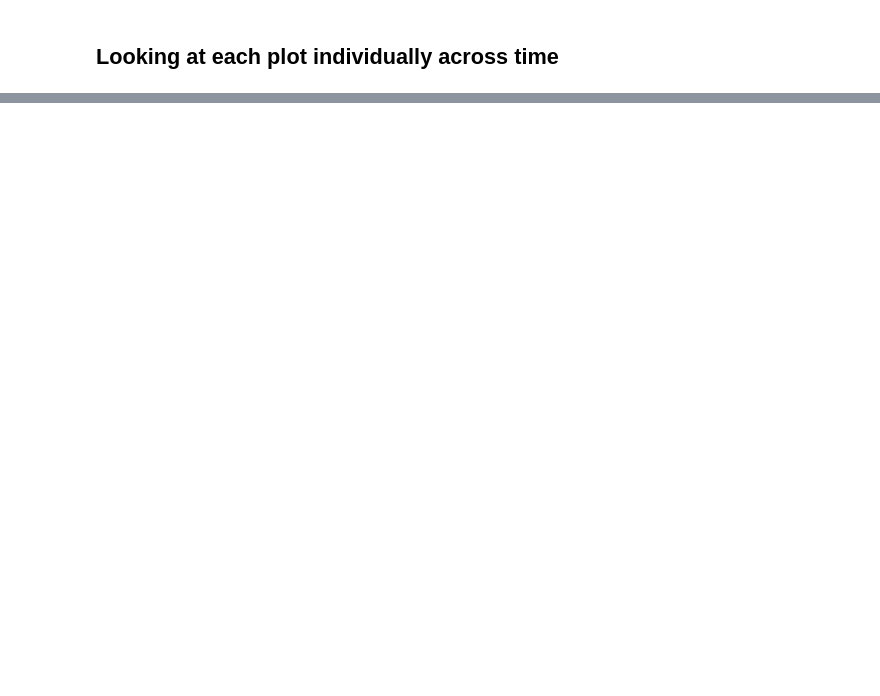
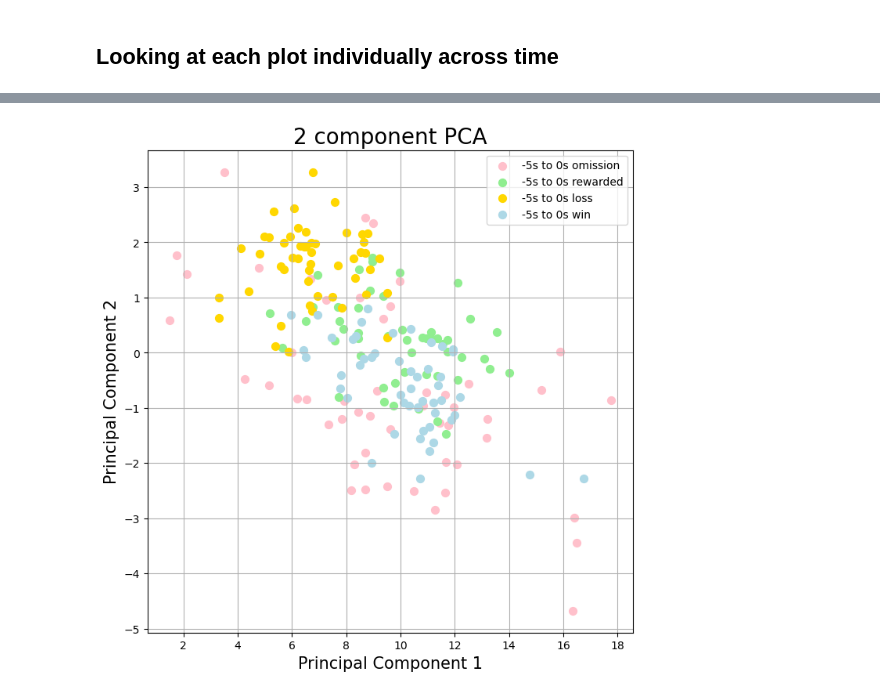
Before and after one commit to padillacoreanolab/reward_competition_ephys_analysis_with_omission_and_divider_controls, a Jupyter notebook: results/2023_02_02_rc_om_ephys_preprocessing/subject_6_1/20221214/07_spike_plotting.ipynb, the cells around one changed output, grey strips where cells are left out. Saved outputs shown, nothing was run; the diff lists cells and outputs as text; code cells hidden in the pictures; blank space fills up the shorter version.

Commit message:
nb: pca plots for spike with refactored nb

```diff
--- a/results/2023_02_02_rc_om_ephys_preprocessing/subject_6_1/20221214/07_spike_plotting.ipynb
+++ b/results/2023_02_02_rc_om_ephys_preprocessing/subject_6_1/20221214/07_spike_plotting.ipynb
@@ -1026,3 +1066,3 @@ pc_product
 # %%
-pc_product["outcome_and_when"] = pc_product.apply(lambda x: x["before_during_after"] + " " + x["tone_label"], axis=1)
+pc_product["outcome_and_when"] = pc_product.apply(lambda x: x["before_during_after"] + " " + x["trial_type"], axis=1)
 # %%
@@ -1030,3 +1079,5 @@ pc_product
+# %%
+pc_product = pc_product[pc_product["bin_time"] >= -5]
 # %%
 omission_categories = [name for name in sorted(pc_product["outcome_and_when"].unique()) if "omission" in name]
 rewarded_categories = [name for name in sorted(pc_product["outcome_and_when"].unique()) if "rewarded" in name]
@@ -1057,4 +1153,6 @@ plt.show()
 # %%
 all_categories = sorted(pc_product["outcome_and_when"].unique())
+# %%
+all_categories = [category for category in all_categories if not "-10" in category]
 # %%
 all_categories
@@ -1562,16 +1270,0 @@ ax.grid()
-# %%
-fig = plt.figure(figsize = (8,8))
-ax = fig.add_subplot(1,1,1)
-ax.set_xlabel('Principal Component 1', fontsize = 15)
-ax.set_ylabel('Principal Component 2', fontsize = 15)
-ax.set_title('2 component PCA', fontsize = 20)
-targets = ['5s to 10s Omission', '5s to 10s Rewarded']
-colors = ["darkred", "darkcyan"]
-for target, color in zip(targets,colors):
-    indicesToKeep = firing_rate_and_pca_df['outcome_and_when'] == target
-    ax.scatter(firing_rate_and_pca_df.loc[indicesToKeep, 'principal component 1']
-               , firing_rate_and_pca_df.loc[indicesToKeep, 'principal component 2']
-               , c = color
-               , s = 50)
-ax.legend(targets)
-ax.grid()
@@ -1579,0 +1271,18 @@ raise ValueError()
+# %%
+fig = plt.figure(figsize = (8,8))
+ax = fig.add_subplot(1,1,1)
+ax.set_xlabel('Principal Component 1', fontsize = 15)
+ax.set_ylabel('Principal Component 2', fontsize = 15)
+ax.set_title('2 component PCA', fontsize = 20)
+targets = ['-5s to 0s omission', '-5s to 0s rewarded', '-5s to 0s loss', '-5s to 0s win']
+colors = ["pink", "lightgreen", "gold", "lightblue"]
+for target, color in zip(targets,colors):
+    indicesToKeep = pc_product['outcome_and_when'] == target
+    ax.scatter(pc_product.loc[indicesToKeep, 0]
+               , pc_product.loc[indicesToKeep, 1]
+               , c = color
+               , s = 50)
+ax.legend(targets)
+ax.grid()
+# %% [output]
+[figure, added]
```
Also changed, not shown: parts of 129 cells of this notebook.
